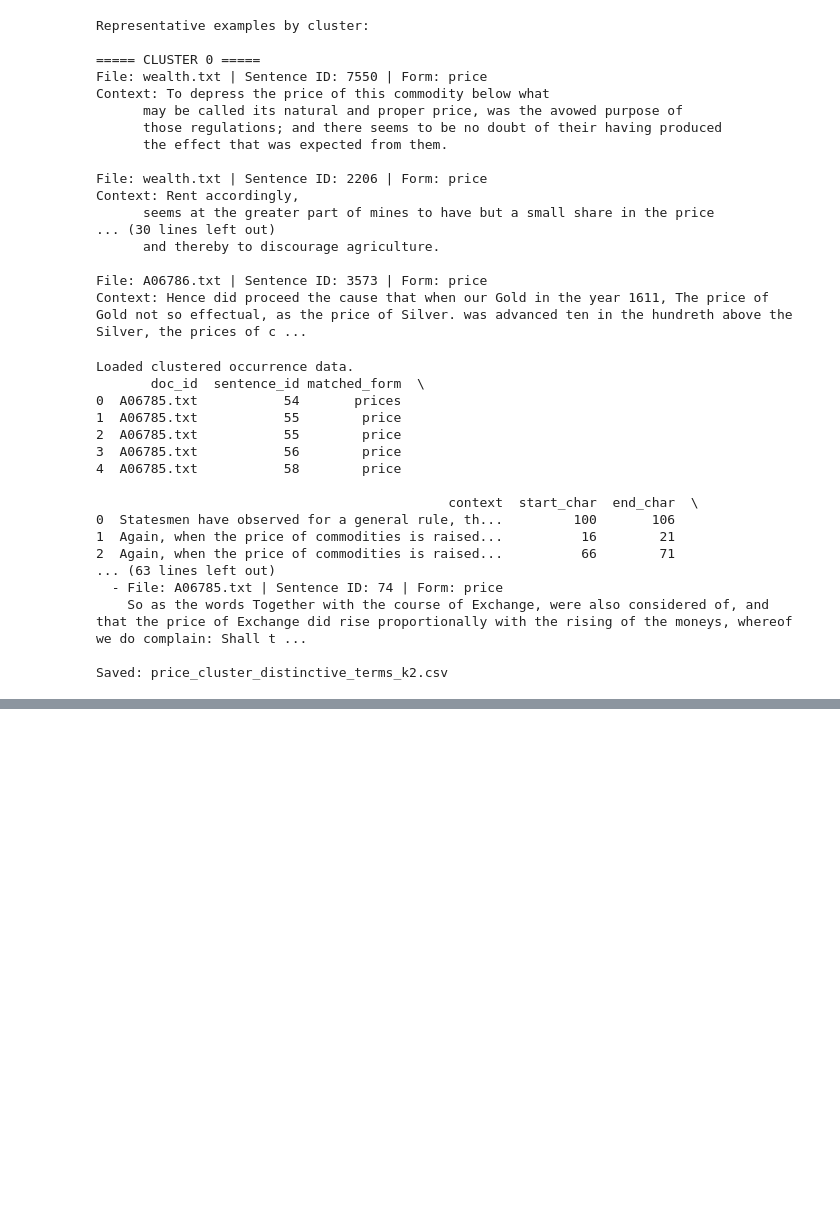
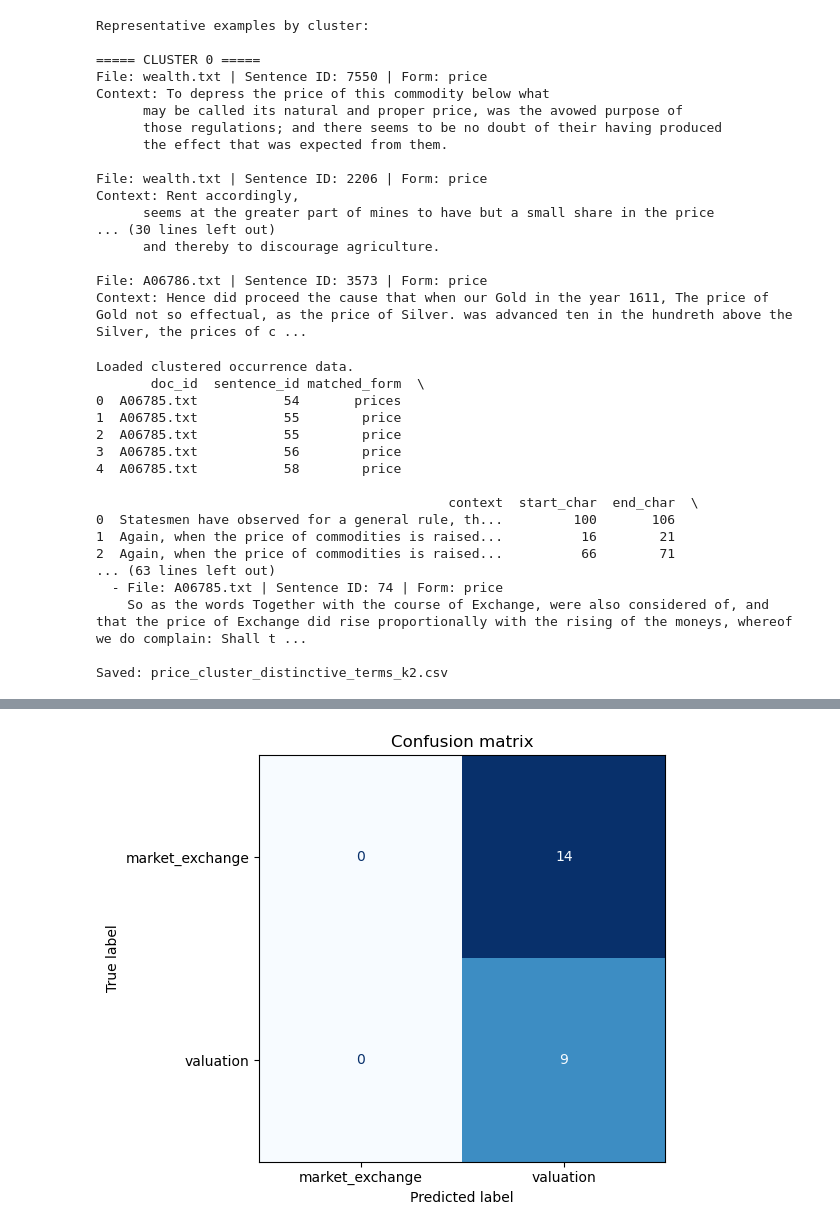
Before and after one commit to CiuuT/IDS-570-Final-Project, a Jupyter notebook: Untitled-1.ipynb, the cells around one changed output, grey strips where cells are left out. Saved outputs shown, nothing was run; the diff lists cells and outputs as text; code cells hidden in the pictures; blank space fills up the shorter version.

```diff
--- a/Untitled-1.ipynb
+++ b/Untitled-1.ipynb
@@ -221,12 +221,15 @@ import re
 import numpy as np
 import pandas as pd
 import torch
+from pathlib import Path
 
+input_folder = Path("text")
+output_folder = Path("corpus")
 
 from transformers import AutoTokenizer, AutoModel
 from sklearn.metrics import pairwise_distances
 
-
+input_folder = Path("text")
 model_name = "bert-base-uncased"
 tokenizer = AutoTokenizer.from_pretrained(model_name)
 model = AutoModel.from_pretrained(model_name)
@@ -838,0 +1063,16 @@ Saved: price_cluster_distinctive_terms_k2.csv
+# %%
+import matplotlib.pyplot as plt
+from sklearn.metrics import confusion_matrix, ConfusionMatrixDisplay
+
+cm = confusion_matrix(y_test, y_pred, labels=range(len(le.classes_)))
+
+fig, ax = plt.subplots(figsize=(6, 5))
+disp = ConfusionMatrixDisplay(confusion_matrix=cm, display_labels=le.classes_)
+disp.plot(ax=ax, colorbar=False, cmap="Blues")
+
+ax.set_title("Confusion matrix")
+plt.tight_layout()
+plt.savefig("confusion_matrix.png", dpi=300, bbox_inches="tight")
+plt.show()
+# %% [output]
+[figure, added]
```
Also changed, not shown: parts of 12 cells of this notebook, 15 other files.
